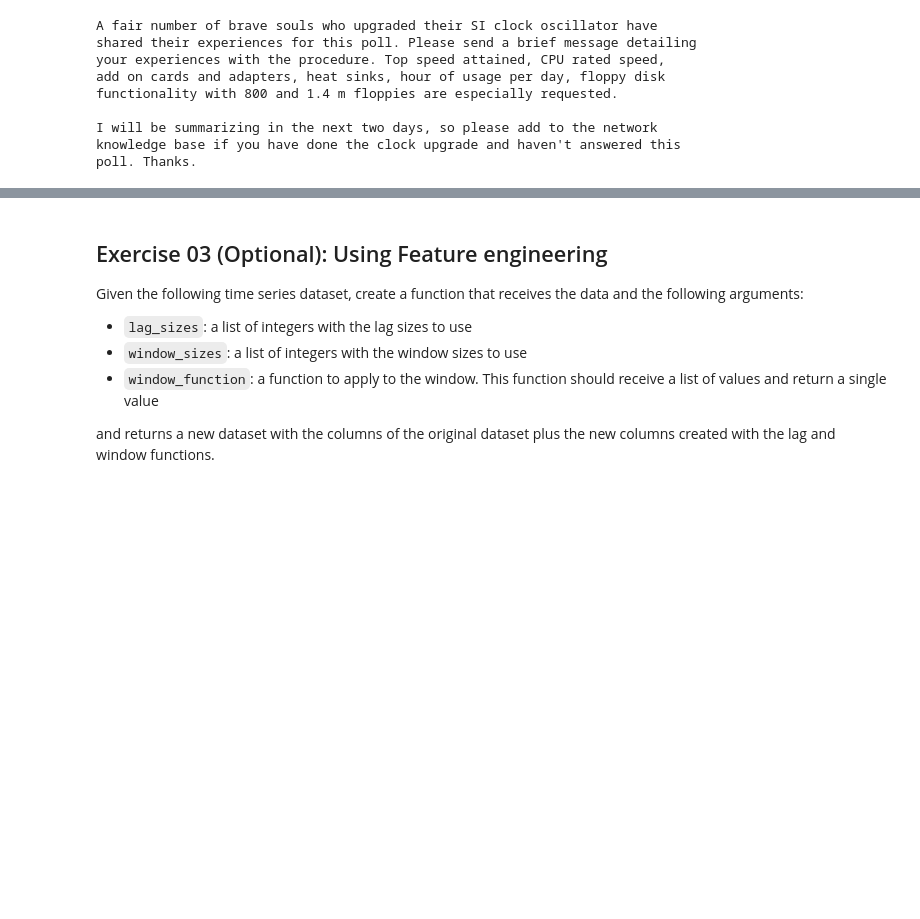
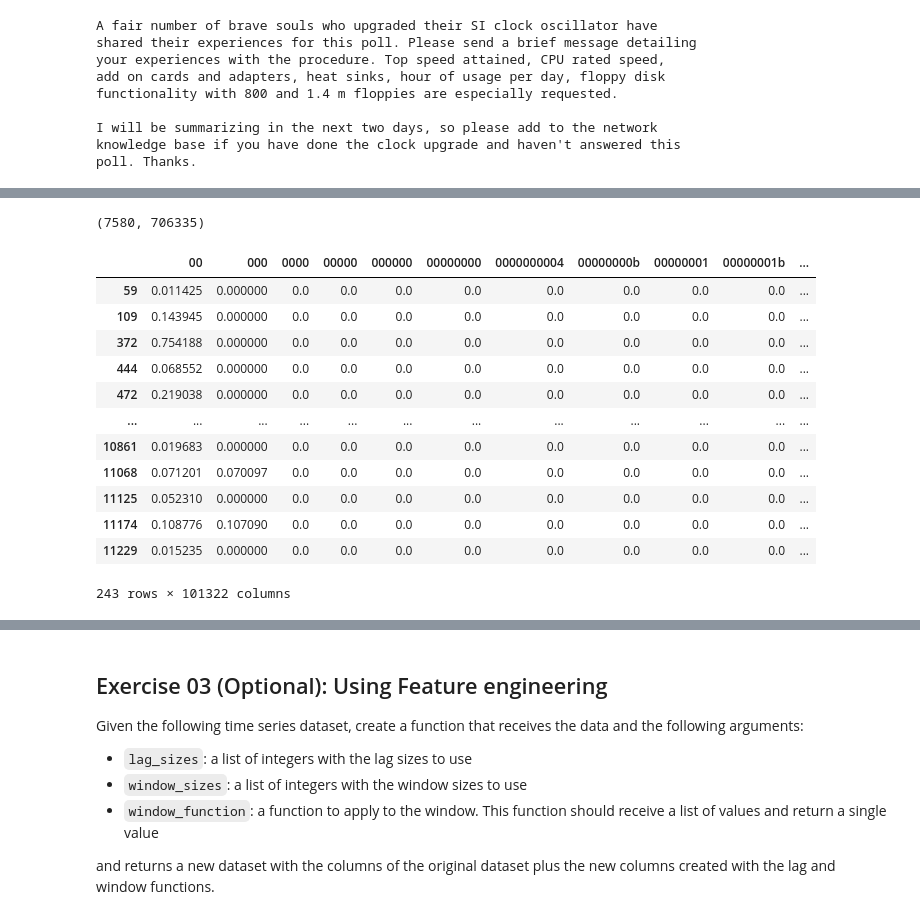
Before and after one commit to notvikke/master_2023, a Jupyter notebook: Python_in_Data_Analysis/Session_07/S07_SessionHomework.ipynb, the cells around one changed output, grey strips where cells are left out. Drawn from its saved outputs; the diff is of its cells as text; code cells hidden in the pictures; blank space fills up the shorter version.

```diff
--- a/Python_in_Data_Analysis/Session_07/S07_SessionHomework.ipynb
+++ b/Python_in_Data_Analysis/Session_07/S07_SessionHomework.ipynb
@@ -109,0 +199,20 @@ poll. Thanks.
+# %%
+X_train_vec.shape
+# %% [output]
+(7580, 706335)
+# %%
+df_x[df_x["00"]>0]
+# %% [output]
+|  | 00 | 000 | 0000 | 00000 | 000000 | 00000000 | 0000000004 | 00000000b | 00000001 | 00000001b | ... |
+| 59 | 0.011425 | 0.000000 | 0.0 | 0.0 | 0.0 | 0.0 | 0.0 | 0.0 | 0.0 | 0.0 | ... |
+| 109 | 0.143945 | 0.000000 | 0.0 | 0.0 | 0.0 | 0.0 | 0.0 | 0.0 | 0.0 | 0.0 | ... |
+| 372 | 0.754188 | 0.000000 | 0.0 | 0.0 | 0.0 | 0.0 | 0.0 | 0.0 | 0.0 | 0.0 | ... |
+| 444 | 0.068552 | 0.000000 | 0.0 | 0.0 | 0.0 | 0.0 | 0.0 | 0.0 | 0.0 | 0.0 | ... |
+| 472 | 0.219038 | 0.000000 | 0.0 | 0.0 | 0.0 | 0.0 | 0.0 | 0.0 | 0.0 | 0.0 | ... |
+| ... | ... | ... | ... | ... | ... | ... | ... | ... | ... | ... | ... |
+| 10861 | 0.019683 | 0.000000 | 0.0 | 0.0 | 0.0 | 0.0 | 0.0 | 0.0 | 0.0 | 0.0 | ... |
+| 11068 | 0.071201 | 0.070097 | 0.0 | 0.0 | 0.0 | 0.0 | 0.0 | 0.0 | 0.0 | 0.0 | ... |
+| 11125 | 0.052310 | 0.000000 | 0.0 | 0.0 | 0.0 | 0.0 | 0.0 | 0.0 | 0.0 | 0.0 | ... |
+| 11174 | 0.108776 | 0.107090 | 0.0 | 0.0 | 0.0 | 0.0 | 0.0 | 0.0 | 0.0 | 0.0 | ... |
+| 11229 | 0.015235 | 0.000000 | 0.0 | 0.0 | 0.0 | 0.0 | 0.0 | 0.0 | 0.0 | 0.0 | ... |
+243 rows × 101322 columns
```
Also changed, not shown: parts of 19 cells of this notebook.
